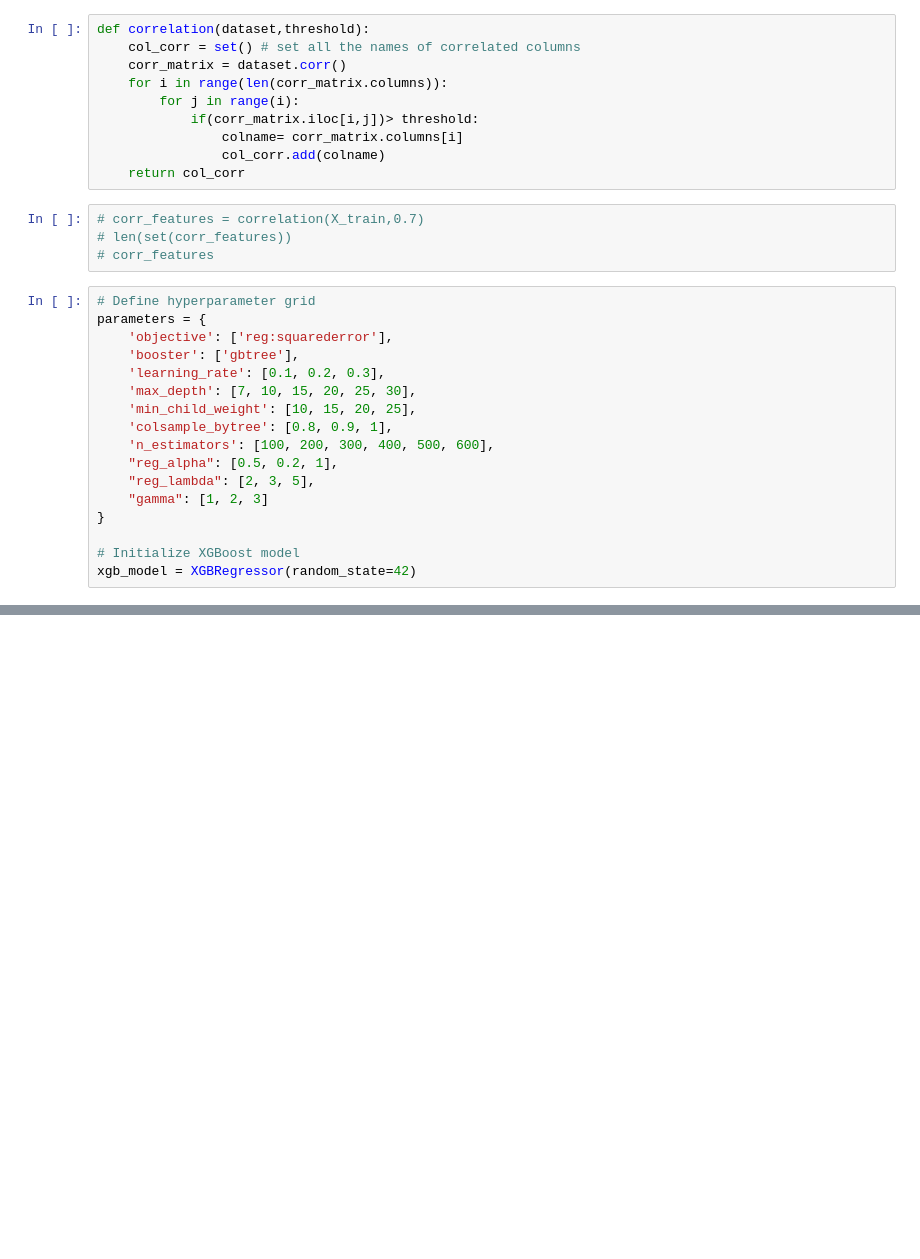
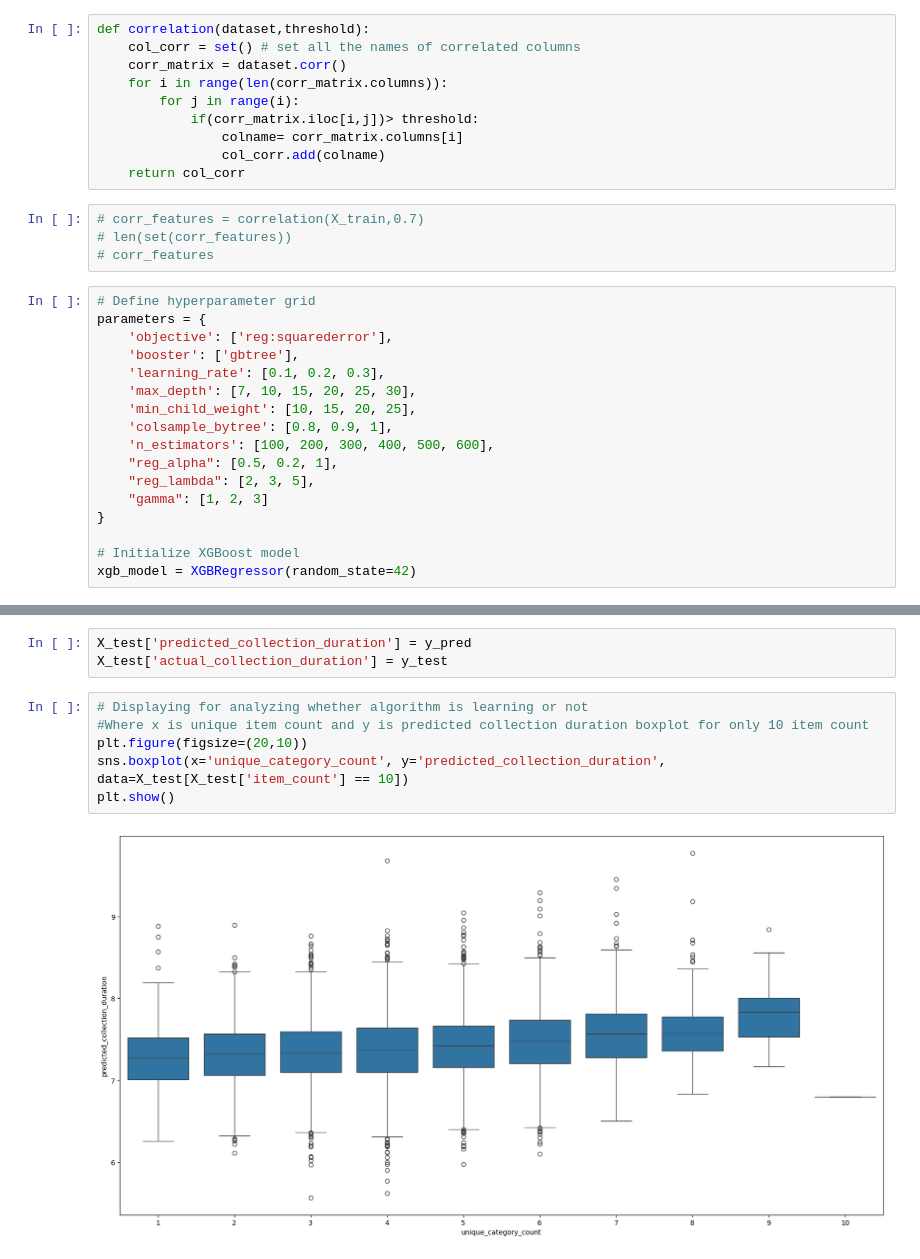
Before and after one commit to batuhanbasturk/Bitirme-Projesi, a Jupyter notebook: Algorithms/XGBOOST.ipynb, the cells around one changed output, grey strips where cells are left out. Cells and saved outputs as stored; diff of their text form; blank space fills up the shorter version.

```diff
--- a/Algorithms/XGBOOST.ipynb
+++ b/Algorithms/XGBOOST.ipynb
@@ -169,3 +150,14 @@ P_accuracy: Mean: 70.01%, Min: -56.56%, Max: 100.00%
+# %%
+X_test['predicted_collection_duration'] = y_pred
+X_test['actual_collection_duration'] = y_test
+# %%
+# Displaying for analyzing whether algorithm is learning or not
+#Where x is unique item count and y is predicted collection duration boxplot for only 10 item count
+plt.figure(figsize=(20,10))
+sns.boxplot(x='unique_category_count', y='predicted_collection_duration', data=X_test[X_test['item_count'] == 10])
+plt.show()
+# %% [output]
+[figure, added]
 # %%
 # print best hyperparameters
 print(grid_xgb.best_params_)
```
Also changed, not shown: parts of 18 cells of this notebook, 3 other files.
